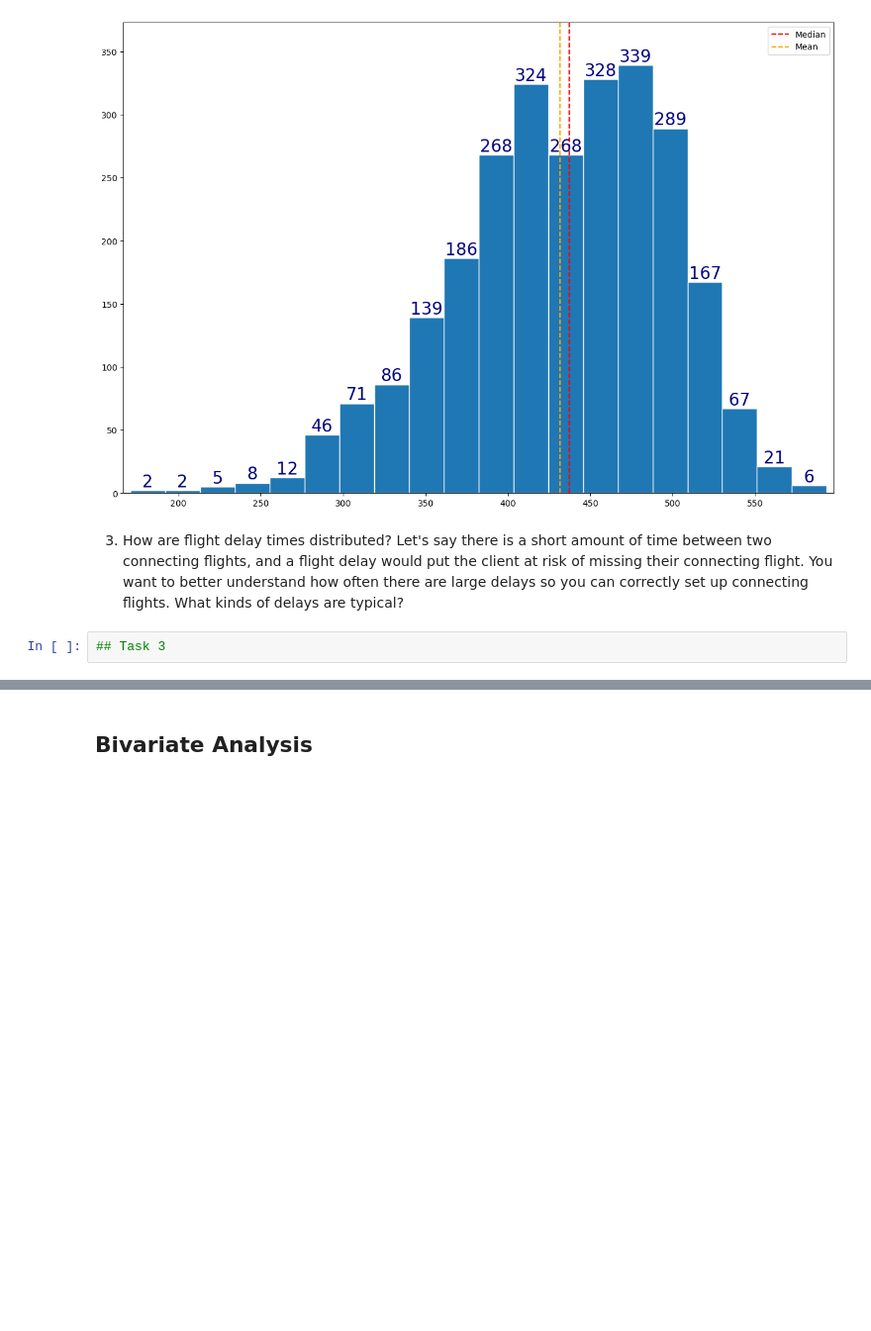
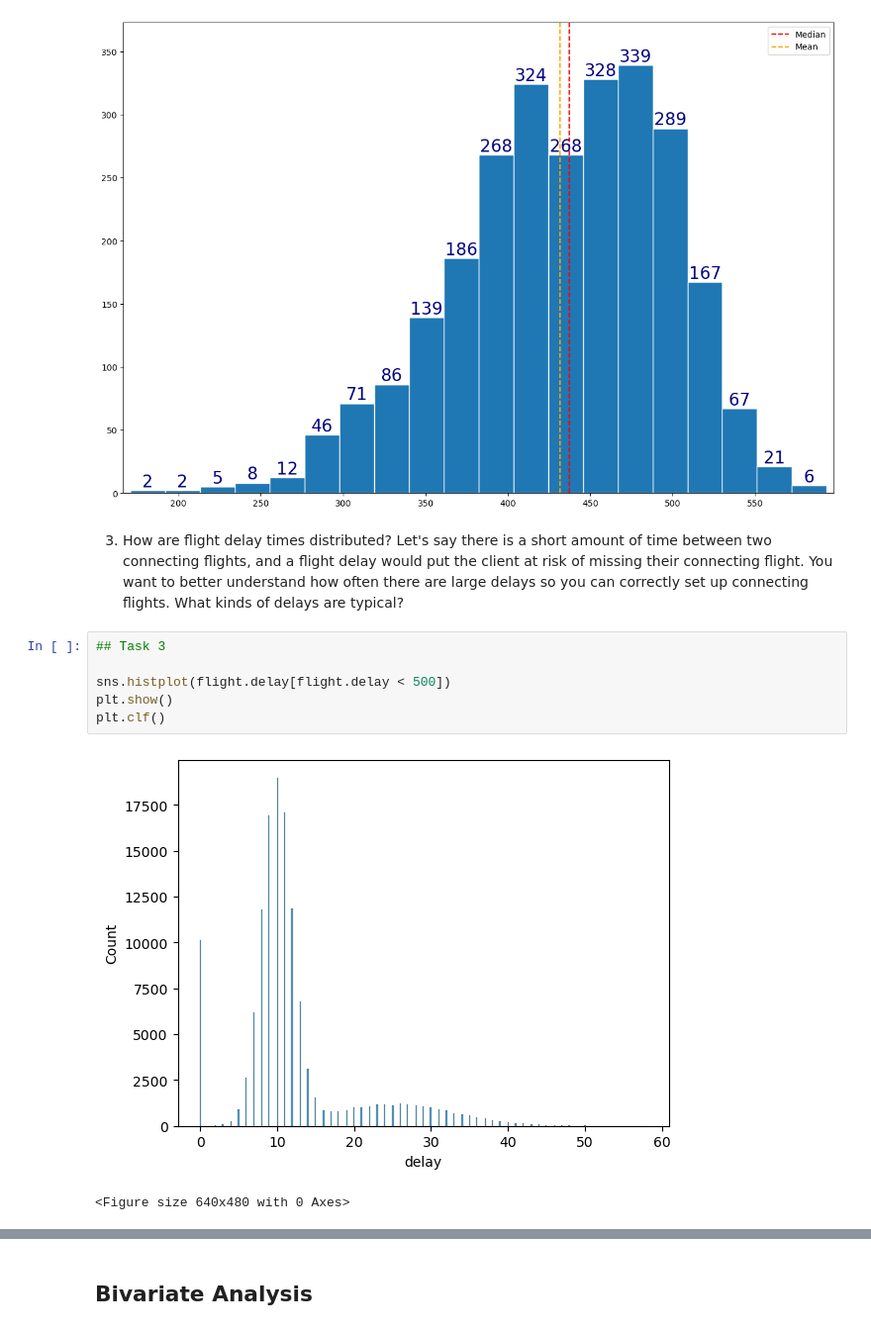
Before and after one commit to vlzsombor/ARIMA, a Jupyter notebook: codecademy/Airline-Analysis-Project-main/Airline-Analysis-Project-main/Airline Analysis_mine.ipynb, the cells around one changed output, grey strips where cells are left out. Shown: that part at 99% size. Saved outputs shown, nothing was run; the diff lists cells and outputs as text; blank space fills up the shorter version.

```diff
--- a/codecademy/Airline-Analysis-Project-main/Airline-Analysis-Project-main/Airline Analysis_mine.ipynb
+++ b/codecademy/Airline-Analysis-Project-main/Airline-Analysis-Project-main/Airline Analysis_mine.ipynb
@@ -134,5 +134,12 @@ Coach price:
 [figure]
 # %% [markdown]
 3. How are flight delay times distributed? Let's say there is a short amount of time between two connecting flights, and a flight delay would put the client at risk of missing their connecting flight. You want to better understand how often there are large delays so you can correctly set up connecting flights. What kinds of delays are typical?
-# %%
-## Task 3
+# %%
+## Task 3
+
+sns.histplot(flight.delay[flight.delay < 500])
+plt.show()
+plt.clf()
+# %% [output]
+[figure, added]
+<Figure size 640x480 with 0 Axes>
```
Also changed, not shown: parts of 12 cells of this notebook, 6 other files.
